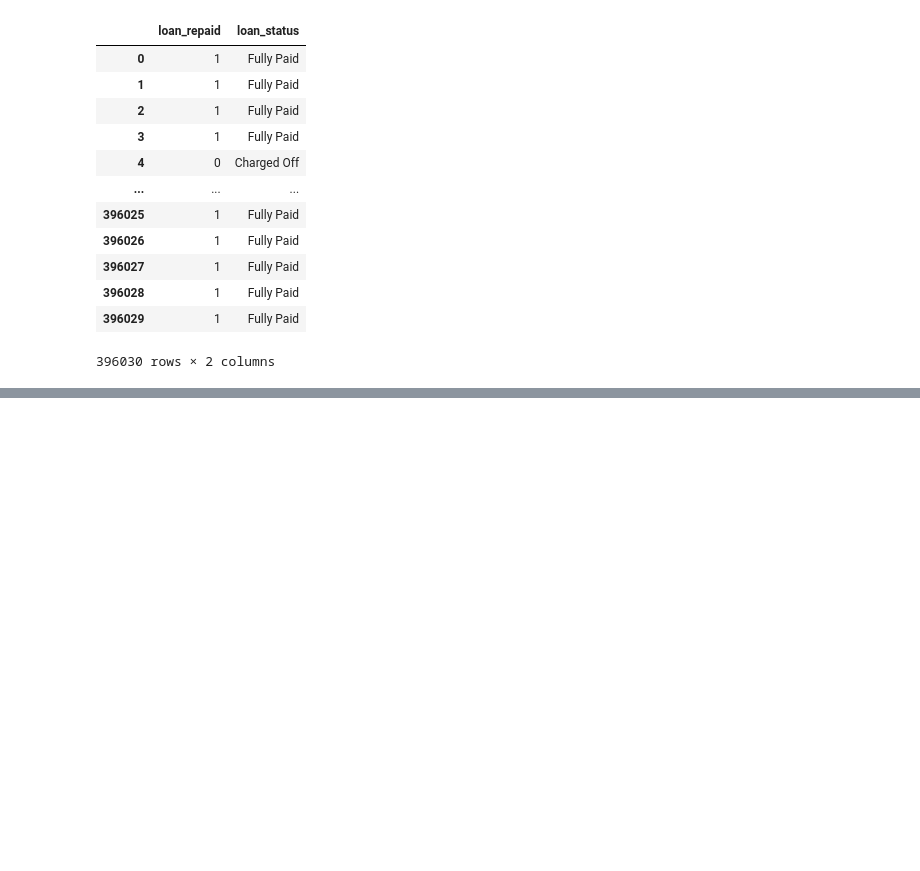
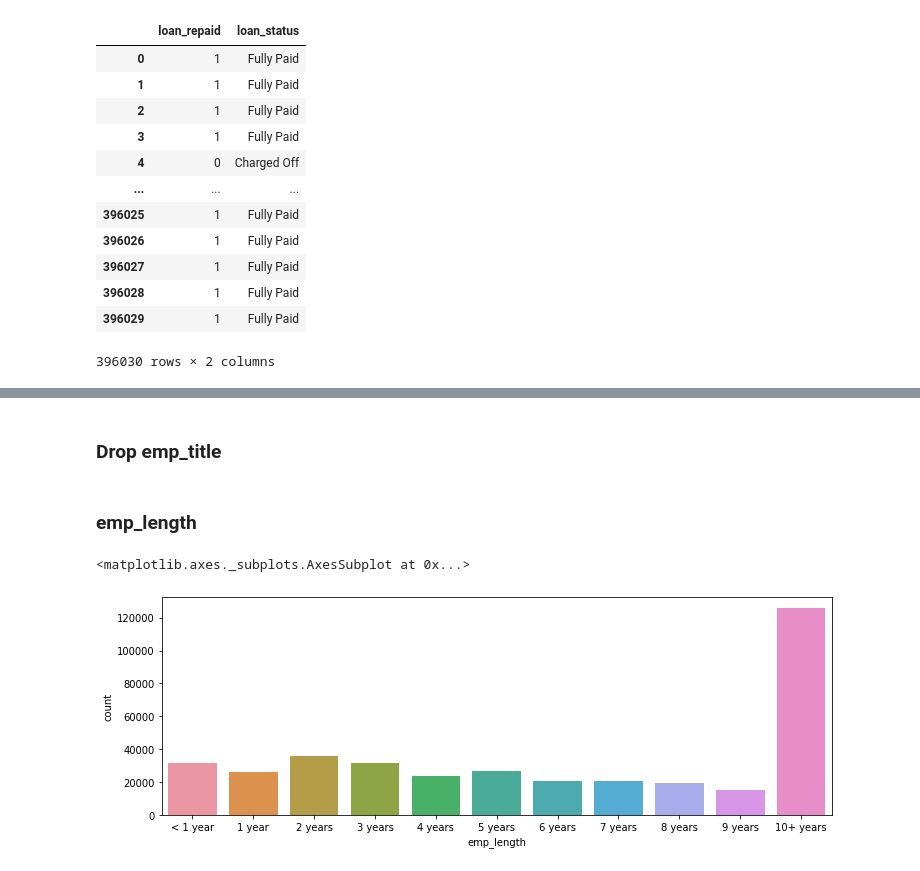
Before and after one commit to tavasolireza/Predict-Loan-Repayment, a Jupyter notebook: loan_repayment.ipynb, the cells around one changed output, grey strips where cells are left out. Cells and saved outputs as stored; diff of their text form; code cells hidden in the pictures; blank space fills up the shorter version.

Commit message:
Work on missing data

```diff
--- a/loan_repayment.ipynb
+++ b/loan_repayment.ipynb
@@ -174,0 +217,13 @@ df[['loan_repaid','loan_status']]
+# %% [markdown]
+### Drop emp_title
+# %%
+df = df.drop('emp_title',axis=1)
+# %% [markdown]
+### emp_length
+# %%
+emp_length_order = [ '< 1 year', '1 year', '2 years', '3 years', '4 years', '5 years', '6 years', '7 years', '8 years', '9 years', '10+ years']
+plt.figure(figsize=(12,4))
+sns.countplot(x='emp_length',data=df,order=emp_length_order)
+# %% [output]
+<matplotlib.axes._subplots.AxesSubplot at 0x...>
+[figure, added]
```
Also changed, not shown: parts of 10 cells of this notebook.
